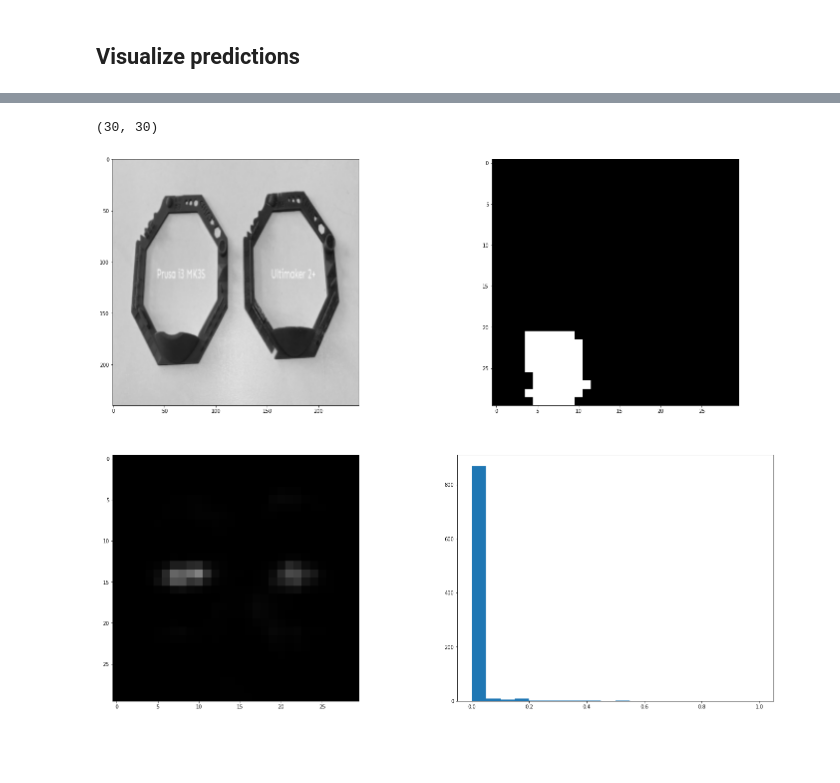
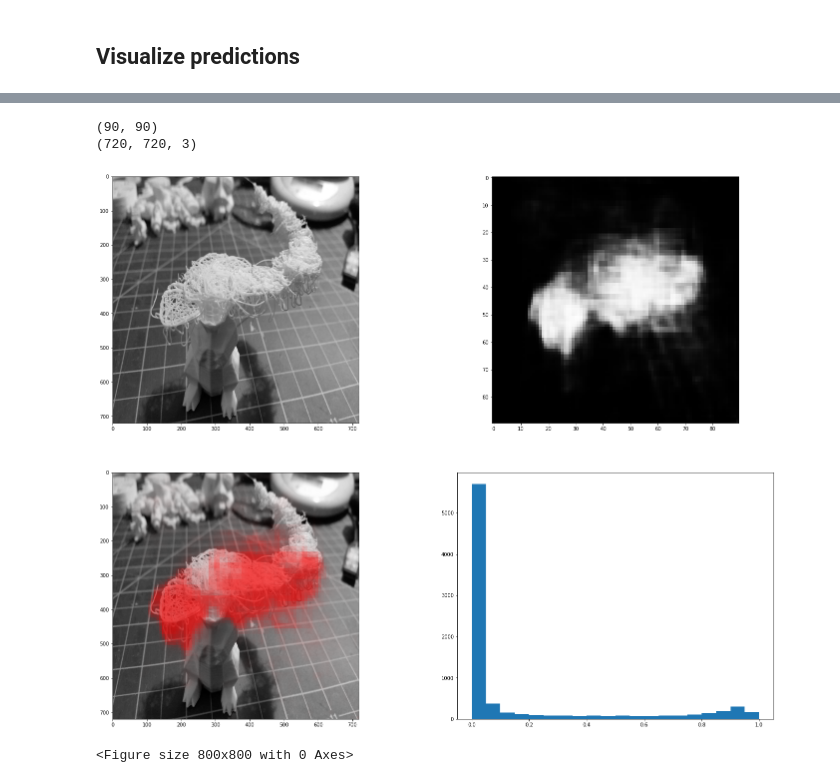
Before and after one commit to kanstancin/classifiers, a Jupyter notebook: segment.ipynb, the cells around one changed output, grey strips where cells are left out. Drawn from its saved outputs; the diff is of its cells as text; code cells hidden in the pictures; blank space fills up the shorter version.

```diff
--- a/segment.ipynb
+++ b/segment.ipynb
@@ -546,12 +594,12 @@ def get_mask(i, preds, scale=False):
 from matplotlib.colors import Normalize
 # Generate predictions for all images in the validation set
 
-val_gen = OxfordPets(batch_size, img_size, target_size, val_input_img_paths[:100], val_target_img_paths[:100])
+val_gen = OxfordPets(batch_size, img_size, target_size, val_input_img_paths, val_target_img_paths)
 val_preds = model.predict(val_gen)
 
 
 # Display results for validation image #10
-i = 60
+i = 53
 
 img = load_img_cv(val_input_img_paths[i], img_size, is_mask=False)
 mask = load_img_cv(val_target_img_paths[i], target_size, is_mask=True)
@@ -608,5 +654,6 @@ test_input_img_paths = df_test.filename.to_list()
 # val_target_img_paths = df_test.mask_.astype(str).to_list()
 
 # Instantiate data Sequences for each split
-test_gen = OxfordPets(batch_size, img_size, target_size, test_input_img_paths, val_target_img_paths[:152])
+test_gen = OxfordPets(batch_size, img_size, target_size, test_input_img_paths, val_target_img_paths[:152],
+                      augment=False)
 test_preds = model.predict(test_gen)
@@ -613,17 +662,35 @@ test_preds = model.predict(test_gen)
+# %%
+i = 1
+# %%
+def visualize_mask(image, mask, coeff=0.5):
+    shape = image.shape[:2]
+    mask = cv.resize(mask, shape, interpolation=cv.INTER_AREA) * coeff
+    image = image.astype(np.float32)
+    image = (image * (1 - mask)).astype(np.uint8)
+    mask = np.clip(mask*255, a_min=0, a_max=255).astype(np.uint8)
+    image = np.array([image,image,image]).transpose(1,2,0)
+    color_mask = np.array([mask, np.zeros(shape), np.zeros(shape)]).transpose(1,2,0).astype(np.uint8)
+    image = image + color_mask
+    return image
 # %%
 # Display results for validation image
 i += 1
 
-img = load_img_cv(test_input_img_paths[i], img_size, is_mask=False)
-mask = load_img_cv(val_target_img_paths[i], target_size, is_mask=True)
-fig, ax = plt.subplots(2,2,figsize=(25,20))
-ax[0, 0].imshow(img, cmap="gray")
-ax[0, 1].imshow(mask, cmap="gray")
-
+img = load_img_cv(test_input_img_paths[i], img_size, is_mask=False, augment=False)
 mask_pred = get_mask(i, test_preds, scale=True)
 print(mask_pred.shape)
-ax[1, 0].imshow(mask_pred.reshape(mask_pred.shape[:2]), cmap="gray", vmin=0, vmax=1.0)
+
+img_pred = visualize_mask(img, mask_pred, coeff=0.7)
+print(img_pred.shape)
+fig, ax = plt.subplots(2,2,figsize=(25,20))
+my_dpi = 90
+plt.figure(figsize=(800/my_dpi, 800/my_dpi), dpi=my_dpi)
+ax[0, 0].imshow(img, cmap="gray")
+ax[0, 1].imshow(mask_pred.reshape(mask_pred.shape[:2]), vmin=0, vmax=1.0, cmap="gray")
+ax[1, 0].imshow(img_pred, vmin=0, vmax=255.0)
 ax[1, 1].hist(mask_pred.reshape(-1), bins=20, range=[0, 1]);
 # %% [output]
-(30, 30)
+(90, 90)
+(720, 720, 3)
-[figure, old version]
+[figure, new version]
+<Figure size 800x800 with 0 Axes>
```
Also changed, not shown: parts of 21 cells of this notebook.
